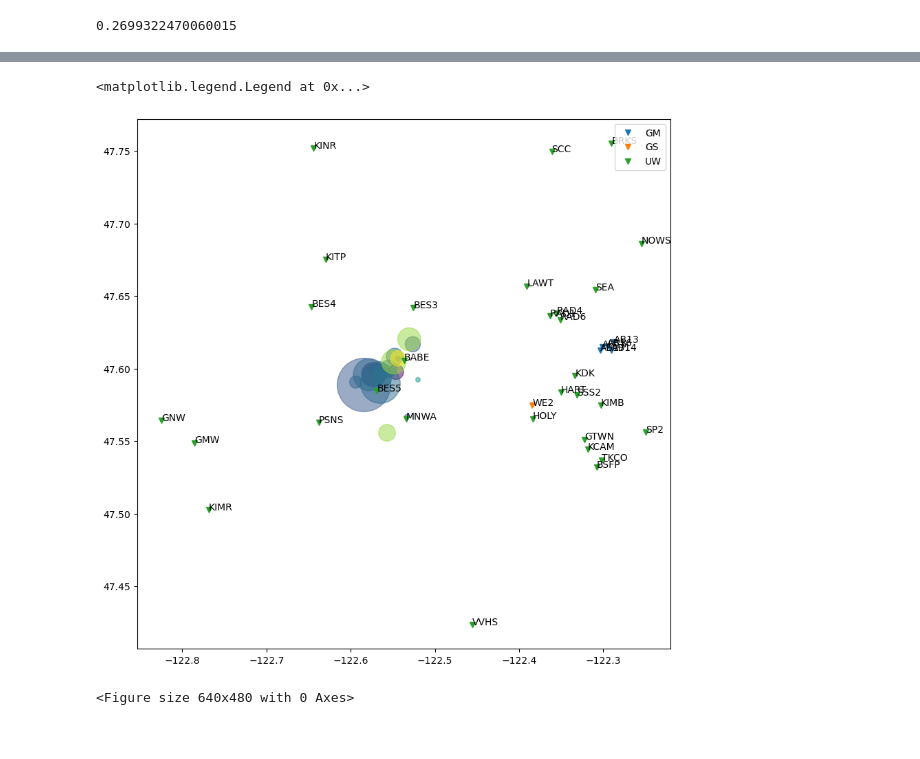
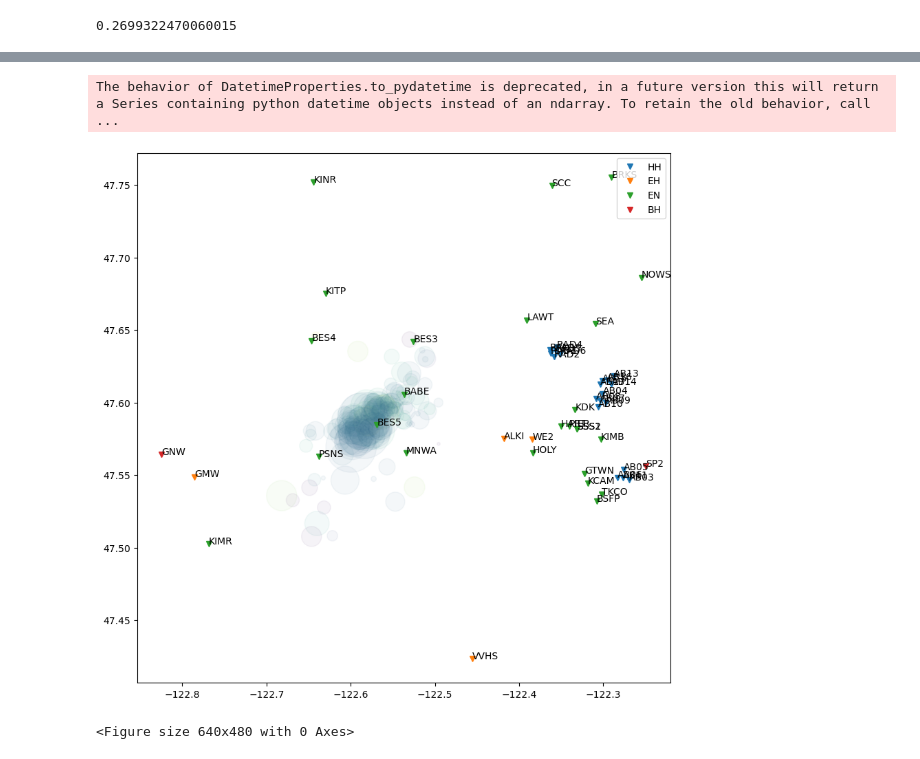
Before and after one commit to pnsn/Sci-Prod-ML, a Jupyter notebook: examples/load_bremerton_swarm_2017_testcase.ipynb, the cells around one changed output, grey strips where cells are left out. Cells and saved outputs as stored; diff of their text form; code cells hidden in the pictures.

Commit message:
Expand query timeframes

```diff
--- a/examples/load_bremerton_swarm_2017_testcase.ipynb
+++ b/examples/load_bremerton_swarm_2017_testcase.ipynb
@@ -42,8 +43,8 @@ Use the following fields to define an event and station query kwargs for use wit
 # %%
 # Define fields for query
 fields = ('starttime','endtime','latitude','longitude','maxradius')
-TSstr = "2017-05-11T00:00:00"
-TEstr = "2017-05-13T00:00:00"
+TSstr = "2017-01-01T00:00:00"
+TEstr = "2018-01-01T00:00:00"
 # TEstr = "2017-05-12T23:59:59"
 # Define data selection kwargs for events from IRIS catalog
 qevent_kwargs = dict(zip(fields,[UTCDateTime(TSstr),\
@@ -102,15 +135,15 @@ Event:  2017-05-11T22:05:13.400000Z | +47.605, -122.549 | 1.58 Ml
 # %%
-# Load PNSN queried catalog data from custom queries for Bremerton-Adjacent Swarm (BRM)
-df_BRM_full = pd.read_csv(os.path.join('data','2017-05_BRM','pnsn_event_catalog_2017_BRM_cluster.csv'),\
-                          parse_dates=['Time UTC'],index_col='Time UTC')
-# Sort by index
-df_BRM_full = df_BRM_full.sort_index()
-# Filter by query times
-# Translate from obspy.UTCDateTime --> pandas.Timestamp
-pdTS = pd.Timestamp(TSstr)
-pdTE = pd.Timestamp(TEstr)
+# # Load PNSN queried catalog data from custom queries for Bremerton-Adjacent Swarm (BRM)
+# df_BRM_full = pd.read_csv(os.path.join('data','2017-05_BRM','pnsn_event_catalog_2017_BRM_cluster.csv'),\
+#                           parse_dates=['Time UTC'],index_col='Time UTC')
+# # Sort by index
+# df_BRM_full = df_BRM_full.sort_index()
+# # Filter by query times
+# # Translate from obspy.UTCDateTime --> pandas.Timestamp
+# pdTS = pd.Timestamp(TSstr)
+# pdTE = pd.Timestamp(TEstr)
 
-# Filter to period of interest
-df_EVE = df_BRM_full[(df_BRM_full.index >= pdTS) & (df_BRM_full.index <= pdTE)]
-print(len(df_EVE))
-print(df_EVE)
+# # Filter to period of interest
+# df_EVE = df_BRM_full[(df_BRM_full.index >= pdTS) & (df_BRM_full.index <= pdTE)]
+# print(len(df_EVE))
+# print(df_EVE)
@@ -137,9 +152,9 @@ Time UTC
 sta_llh = []
 for N_ in inv.networks:
     for S_ in N_.stations:
-        sta_llh.append([N_.code,S_.code,S_.latitude,S_.longitude,S_.elevation])
+        sta_llh.append([N_.code,S_.code,S_.latitude,S_.longitude,S_.elevation,S_.channels[0].code[:2]])
 
-df_STA = pd.DataFrame(sta_llh,columns=['network','station','latitude','longitude','elevation'])
+df_STA = pd.DataFrame(sta_llh,columns=['network','station','latitude','longitude','elevation','Band/Inst Code'])
 
 print(df_STA)
 # %% [output]
@@ -163,18 +178,21 @@ print(df_STA)
 # %%
 # Plot stations and events
 fig = plt.figure(figsize=(10,10))
 ax = fig.add_subplot(111)
-ax.scatter(df_EVE['Lon'],df_EVE['Lat'],c=df_EVE.index,s=(16*df_EVE['Magnitude'].values)**2,cmap='viridis',alpha=0.5)
-for N_ in df_STA['network'].unique():
-    ind = df_STA['network']==N_
-    ax.plot(df_STA[ind]['longitude'],df_STA[ind]['latitude'],'v',ms=6,label=N_)
+ax.scatter(df_EVE['Lon'],df_EVE['Lat'],c=df_EVE.index,s=(16*df_EVE['Magnitude'].values)**2,cmap='viridis',alpha=0.05)
+for C_ in df_STA['Band/Inst Code'].unique():
+    ind = df_STA['Band/Inst Code']==C_
+    ax.plot(df_STA[ind]['longitude'],df_STA[ind]['latitude'],'v',ms=6,label=C_)
 
 for i_ in range(len(df_STA)):
     ax.text(df_STA['longitude'].values[i_],df_STA['latitude'].values[i_],df_STA['station'].values[i_])
 ax.legend()
+
+# ax = fig.add_subplot(212)
+px.scatter(df_EVE,x='Time UTC',y='Magnitude')
 # %% [output]
-<matplotlib.legend.Legend at 0x...>
+The behavior of DatetimeProperties.to_pydatetime is deprecated, in a future version this will return a Series containing python datetime objects instead of an ndarray. To retain the old behavior, call ...
-[figure, old version]
+[figure, new version]
 # %%
 plt.figure()
 px.scatter_geo(df_STA,lon='longitude',lat='latitude',color='network')
```
Also changed, not shown: parts of 9 cells of this notebook.
